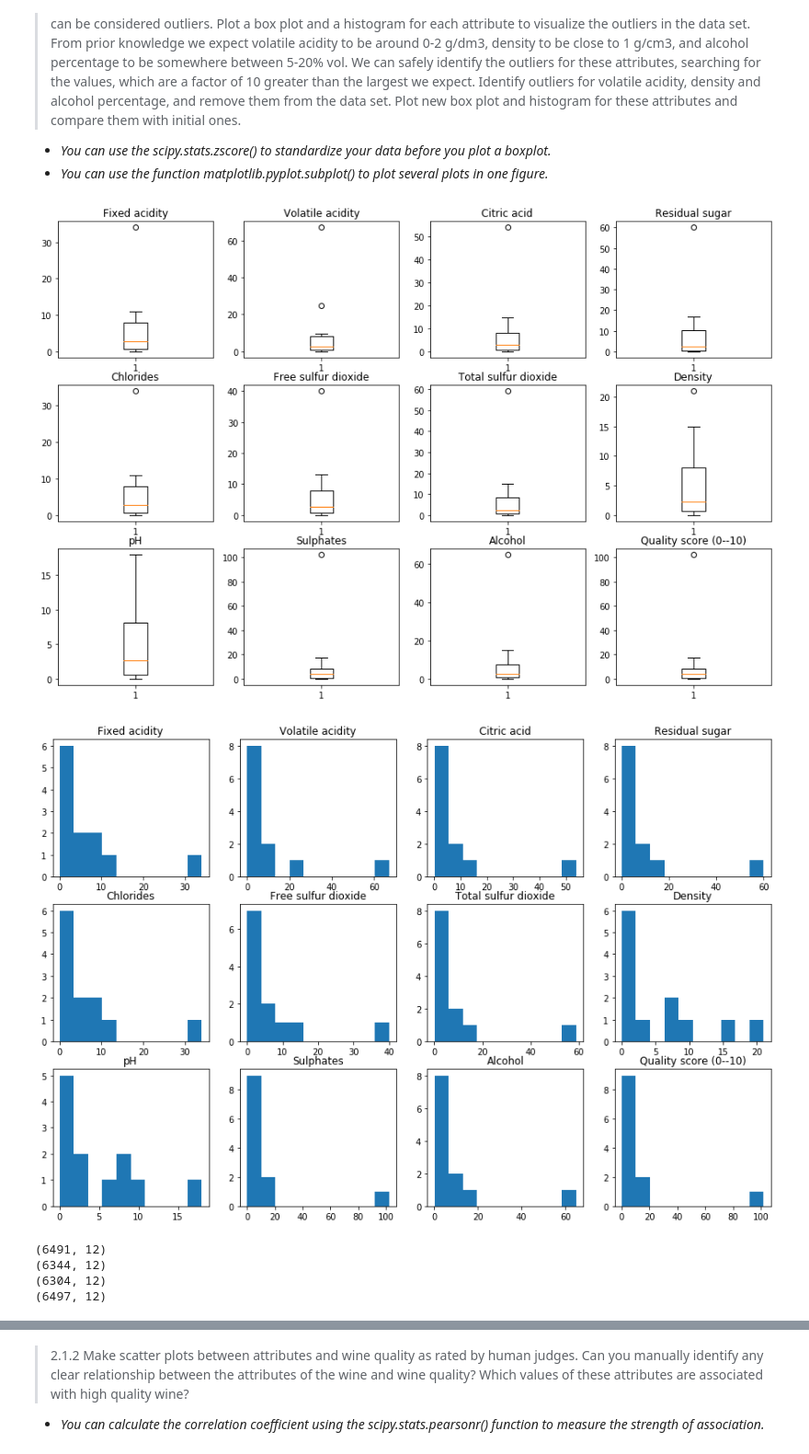
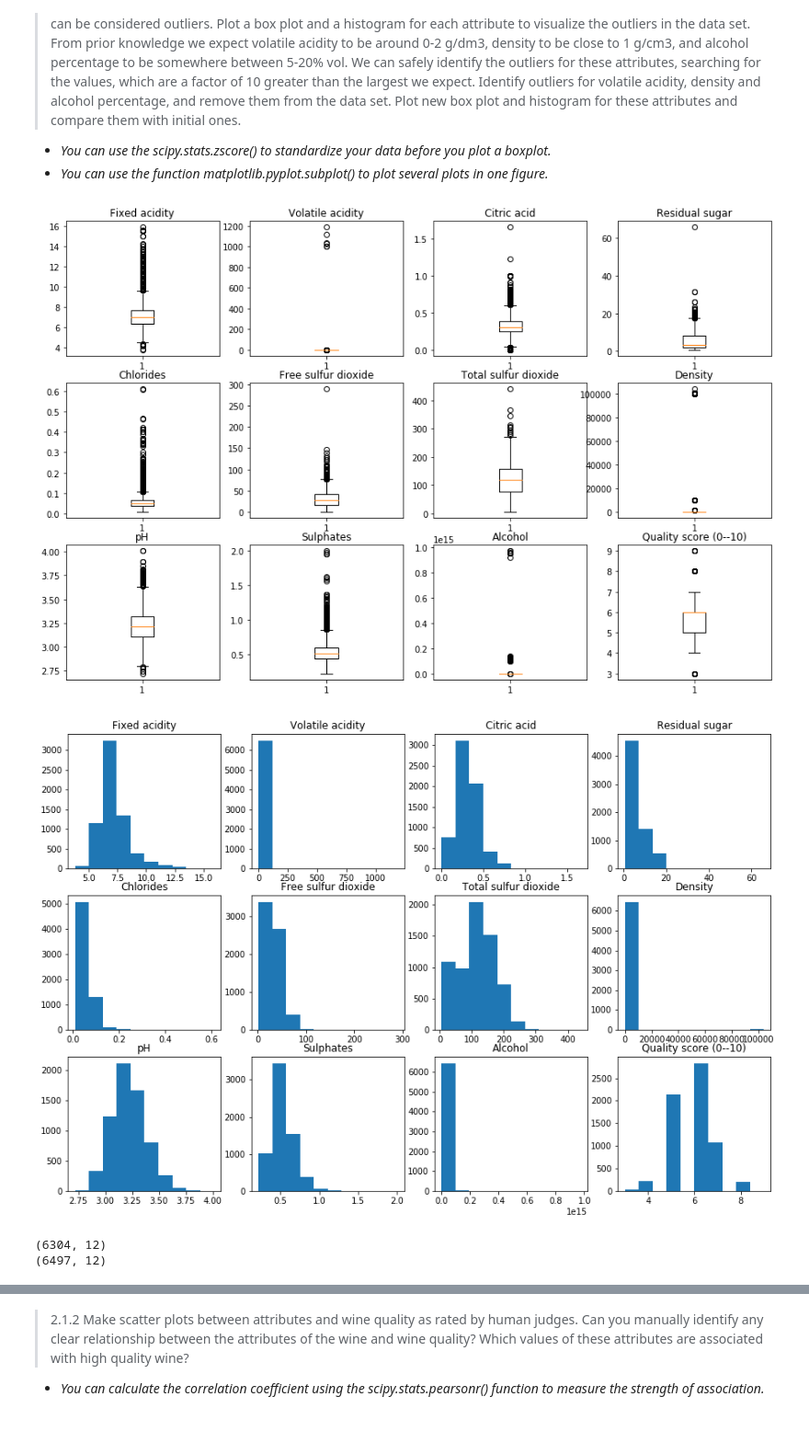
Before and after one commit to obp3ter/Data-Mining, a Jupyter notebook: Assignment_2/Assignment_2.ipynb, the cells around one changed output, grey strips where cells are left out. Shown at 92% size. Drawn from its saved outputs; the diff is of its cells as text; code cells hidden in the pictures; blank space fills up the shorter version.

```diff
--- a/Assignment_2/Assignment_2.ipynb
+++ b/Assignment_2/Assignment_2.ipynb
@@ -67,61 +67,52 @@ def plot(adata,data):
     f, axarr = plt.subplots(3,4,figsize=(15,10))
     for i in range(0,3):
         for j in range(0,4):
-            axarr[i,j].boxplot(adata[i*4+j,:])
+            axarr[i,j].boxplot(adata[:,i*4+j])
             axarr[i,j].set_title(data['attributeNames'][0][i*4+j][0])
 
     f, axarr2 = plt.subplots(3,4,figsize=(15,10))
     for i in range(0,3):
         for j in range(0,4):
-            axarr2[i,j].hist(adata[i*4+j,:])
+            axarr2[i,j].hist(adata[:,i*4+j])
             axarr2[i,j].set_title(data['attributeNames'][0][i*4+j][0])
     plt.show()
 plot(adata,data)
 
 mask = adata[:,1]<20
 adata_clean = adata[mask,:]
-print(adata_clean.shape)
 mask = adata_clean[:,7]<10
 adata_clean = adata_clean[mask,:]
-print(adata_clean.shape)
 mask = adata_clean[:,10]<200
 adata_clean = adata_clean[mask,:]
 print(adata_clean.shape)
-
+print(adata.shape)
 '''
 adata_clean_first_attr = adata[mask,:]
 
 for i in range(0,adata.shape[0]):
     if i >= adata.shape[0]:
         break
     if adata[i,1]<-20 or adata[i,1]>20:
         print(i)
         adata=np.delete(adata,i,axis=0)
 '''
-print(adata.shape)
-
-#plot(adata_clean_first_attr,data)
-
-#print(type(data[key]))
 plt.show()
 f, axarr = plt.subplots(3,2,figsize=(15,10))
 axarr[0,0].boxplot(adata_clean[:,1])
 axarr[0,0].set_title(data['attributeNames'][0][1][0])
 axarr[0,1].hist(adata_clean[:,1])
 axarr[0,1].set_title(data['attributeNames'][0][1][0])
 axarr[1,0].boxplot(adata_clean[:,7])
 axarr[1,0].set_title(data['attributeNames'][0][7][0])
 axarr[1,1].hist(adata_clean[:,7])
 axarr[1,1].set_title(data['attributeNames'][0][7][0])
 axarr[2,0].boxplot(adata_clean[:,10])
 axarr[2,0].set_title(data['attributeNames'][0][10][0])
 axarr[2,1].hist(adata_clean[:,10])
 axarr[2,1].set_title(data['attributeNames'][0][10][0])
 # %% [output]
-[figure, old version]
+[figure, new version]
-[figure, old version]
+[figure, new version]
-(6491, 12)
-(6344, 12)
 (6304, 12)
 (6497, 12)
 Text(0.5,1,'Alcohol')
```
Also changed, not shown: parts of 3 cells of this notebook.
